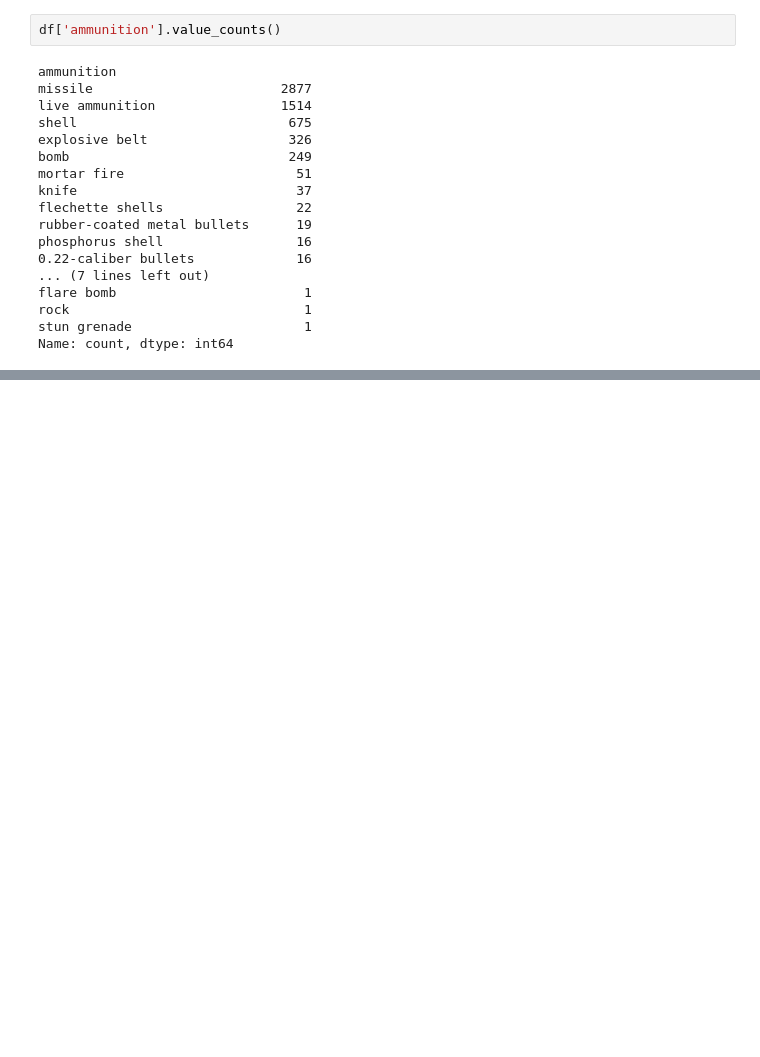
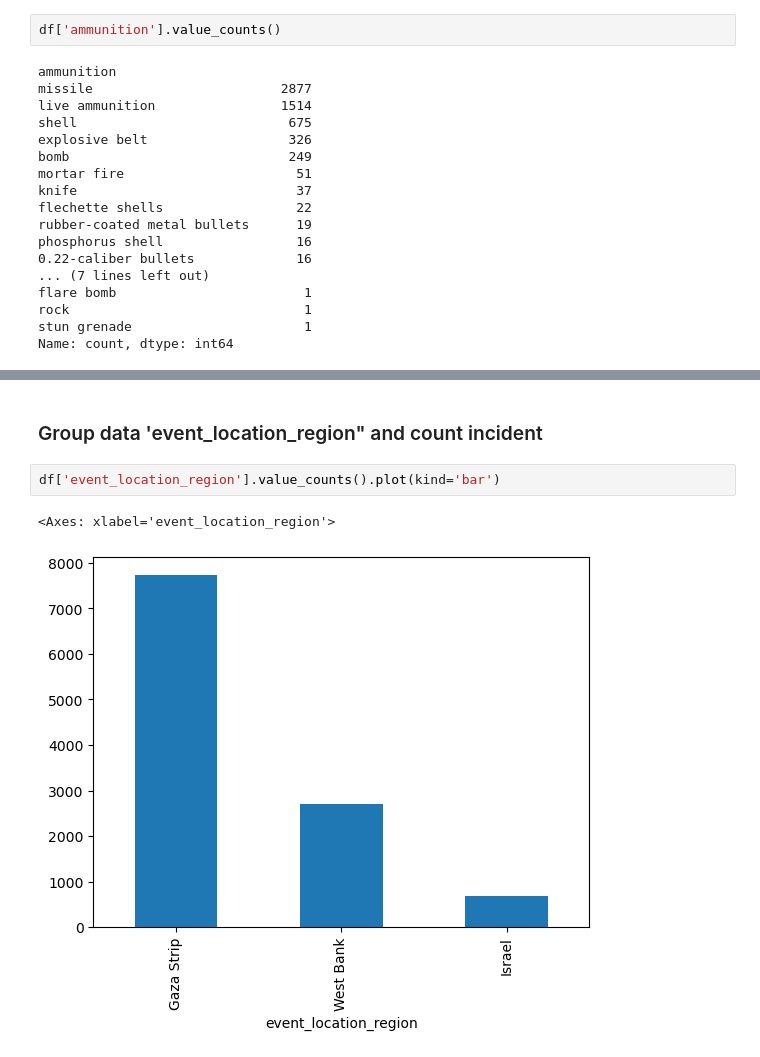
Before and after one commit to HarshRaut9945/Machine-Learning-Project, a Jupyter notebook: Israil_palistin_conflict_analysis/data.ipynb, the cells around one changed output, grey strips where cells are left out. Drawn from its saved outputs; the diff is of its cells as text; blank space fills up the shorter version.

```diff
--- a/Israil_palistin_conflict_analysis/data.ipynb
+++ b/Israil_palistin_conflict_analysis/data.ipynb
@@ -74,0 +123,7 @@ Name: count, dtype: int64
+# %% [markdown]
+### Group data 'event_location_region" and count incident
+# %%
+df['event_location_region'].value_counts().plot(kind='bar')
+# %% [output]
+<Axes: xlabel='event_location_region'>
+[figure, added]
```
Also changed, not shown: parts of 9 cells of this notebook, 1 other file.
